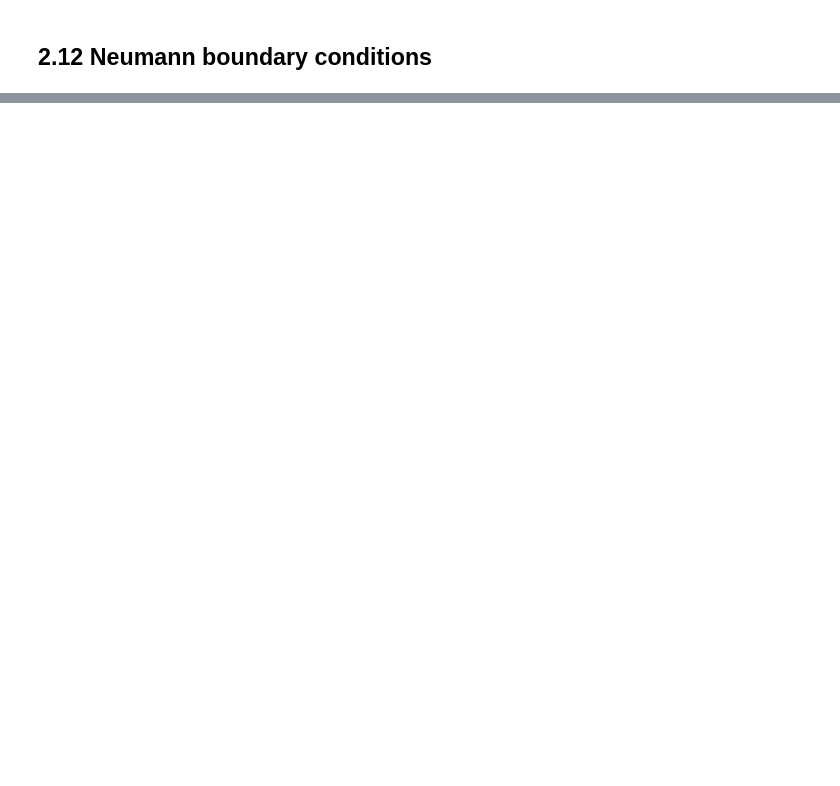
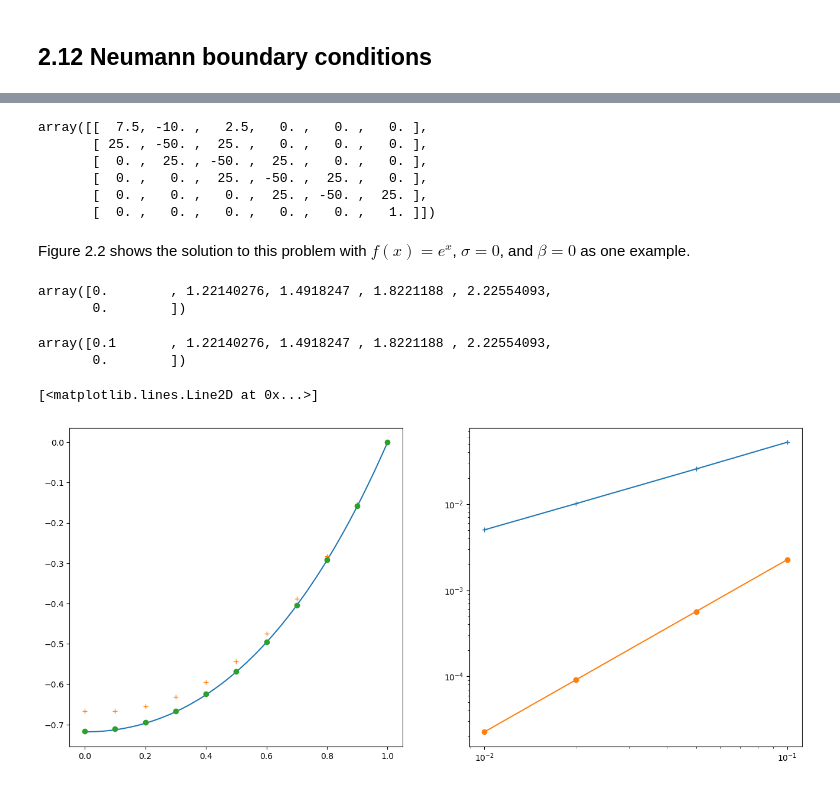
Before and after one commit to qgdr/Finite-Difference-Methods, a Jupyter notebook: I Boundary Value Problems and Iterative Methods/02 Steady States/note.ipynb, the cells around one changed output, grey strips where cells are left out. Cells and saved outputs as stored; diff of their text form; code cells hidden in the pictures; blank space fills up the shorter version.

```diff
--- a/I Boundary Value Problems and Iterative Methods/02 Steady States/note.ipynb
+++ b/I Boundary Value Problems and Iterative Methods/02 Steady States/note.ipynb
@@ -63,3 +164,83 @@ class GreenFun(Scene):
+# %%
+def A_TA(m: int) -> np.ndarray:
+    h = 1/(m+1)
+    A = np.diag(-2*np.ones(m+2)) + np.diag(np.ones(m+1), -1) + np.diag(np.ones(m+1), 1)
+    A[0, 0], A[0, 1], A[0, 2], A[-1, -2], A[-1, -1] = 1.5*h, -2*h, 0.5*h, 0, h**2
+    return A/h**2
+
+A_TA(4)
+# %% [output]
+array([[  7.5, -10. ,   2.5,   0. ,   0. ,   0. ],
+       [ 25. , -50. ,  25. ,   0. ,   0. ,   0. ],
+       [  0. ,  25. , -50. ,  25. ,   0. ,   0. ],
+       [  0. ,   0. ,  25. , -50. ,  25. ,   0. ],
+       [  0. ,   0. ,   0. ,  25. , -50. ,  25. ],
+       [  0. ,   0. ,   0. ,   0. ,   0. ,   1. ]])
+# %% [markdown]
+Figure 2.2 shows the solution to this problem with $f(x)=e^x$, $\sigma=0$, and $\beta=0$ as one example.
+# %%
+def F_1(m:int, sigma=0, beta=0):
+    h = 1/(m+1)
+    F = np.exp(np.linspace(0, 1, m+2))
+    F[0], F[-1] = sigma, beta
+    return F
+
+F_1(4)
+# %% [output]
+array([0.        , 1.22140276, 1.4918247 , 1.8221188 , 2.22554093,
+       0.        ])
+# %%
+def F_2(m:int, sigma=0, beta=0):
+    h = 1/(m+1)
+    F = np.exp(np.linspace(0, 1, m+2))
+    F[0], F[-1] = sigma+h/2*F[0], beta
+    return F
+
+F_2(4)
+# %% [output]
+array([0.1       , 1.22140276, 1.4918247 , 1.8221188 , 2.22554093,
+       0.        ])
+# %%
+m = 10 - 1
+true_solution = lambda x: np.exp(x) - x - np.exp(1) + 1
+
+A = A_FA(m)
+f_1 = F_1(m)
+f_2 = F_2(m)
+res_plus = np.linalg.solve(A, f_1)
+res_circle = np.linalg.solve(A, f_2)
+
+x = np.linspace(0, 1, m+2)
+x_p = np.linspace(0, 1, 10*(m+2))
+
+plt.figure(figsize=(16, 7))
+
+plt.subplot(121)
+plt.plot(x_p, true_solution(x_p))
+plt.plot(x, res_plus, '+')
+plt.plot(x, res_circle, 'o')
+
+E_1, E_2 = [], []
+
+ms = [10-1, 20-1, 50-1, 100-1]
+for m in ms:
+    x = np.linspace(0, 1, m+2)
+    A = A_FA(m)
+    res_plus = np.linalg.solve(A, F_1(m))
+    res_circle = np.linalg.solve(A, F_2(m))
+    error_1 = np.max(np.abs(res_plus - true_solution(x)))
+    error_2 = np.max(np.abs(res_circle - true_solution(x)))
+    E_1.append(error_1)
+    E_2.append(error_2)
+
+hs = 1/(np.array(ms)+1)
+
+plt.subplot(122)
+plt.loglog(hs, np.array(E_1), '-+')
+plt.loglog(hs, np.array(E_2), '-o')
+# %% [output]
+[<matplotlib.lines.Line2D at 0x...>]
+[figure, added]
 # %% [markdown]
 ## 2.15 A general linear second order equation
 
```
Also changed, not shown: parts of 11 cells of this notebook.
